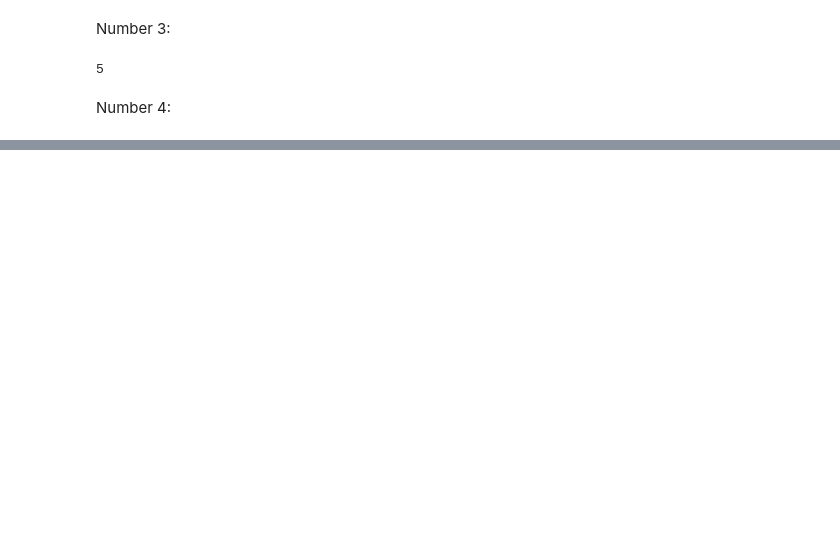
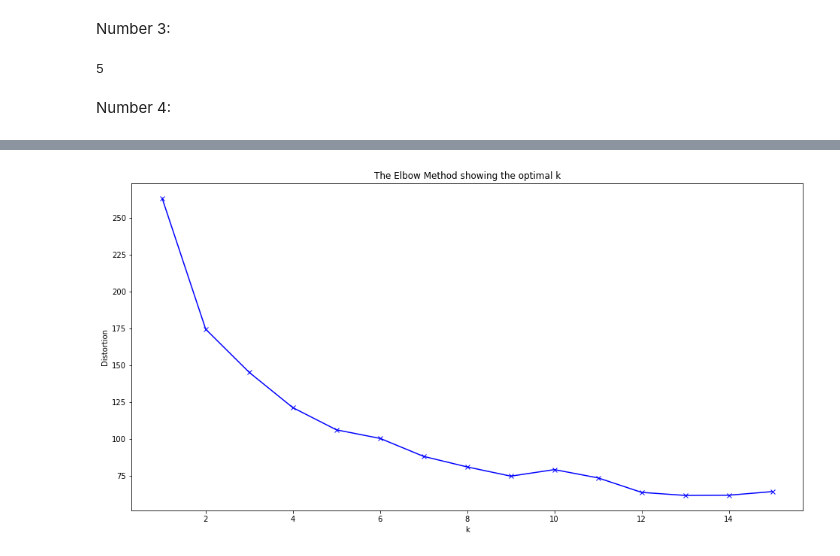
Before and after one commit to akhundzhanovaET/math_prac, a Jupyter notebook: hometask_2.ipynb, the cells around one changed output, grey strips where cells are left out. Drawn from its saved outputs; the diff is of its cells as text; code cells hidden in the pictures; blank space fills up the shorter version.

```diff
--- a/hometask_2.ipynb
+++ b/hometask_2.ipynb
@@ -62,0 +152,10 @@ print(x)
+# %%
+AgeInd = np.zeros((200, 2), dtype=np.float)
+AgeInd = AgeInd.astype(float)
+for i in range(data.shape[0]):
+    AgeInd[i][0] = data[i][2]
+    AgeInd[i][1] = data[i][4]
+AgeInd = data_st(AgeInd)
+elbow_method(AgeInd, 1e-5)
+# %% [output]
+[figure, added]
```
Also changed, not shown: parts of 19 cells of this notebook.
